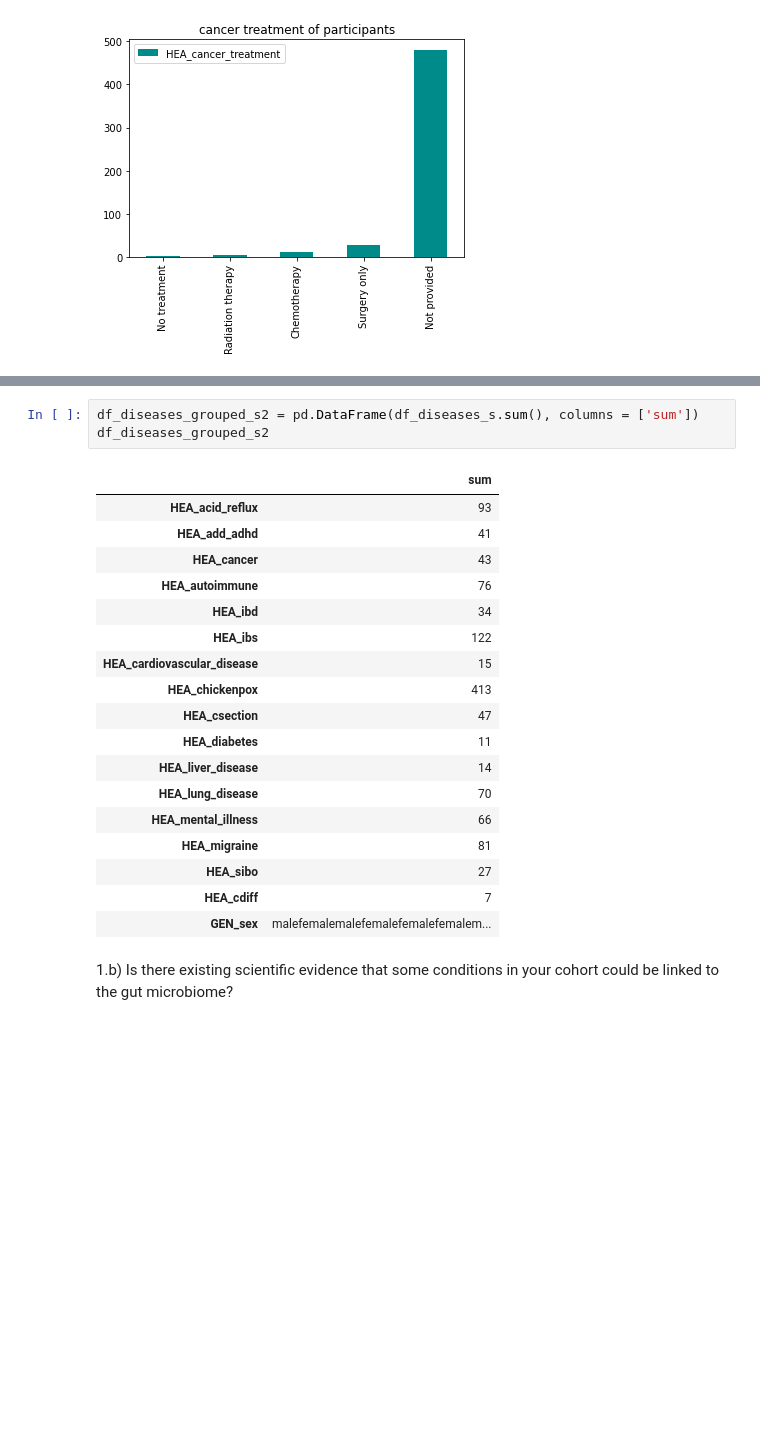
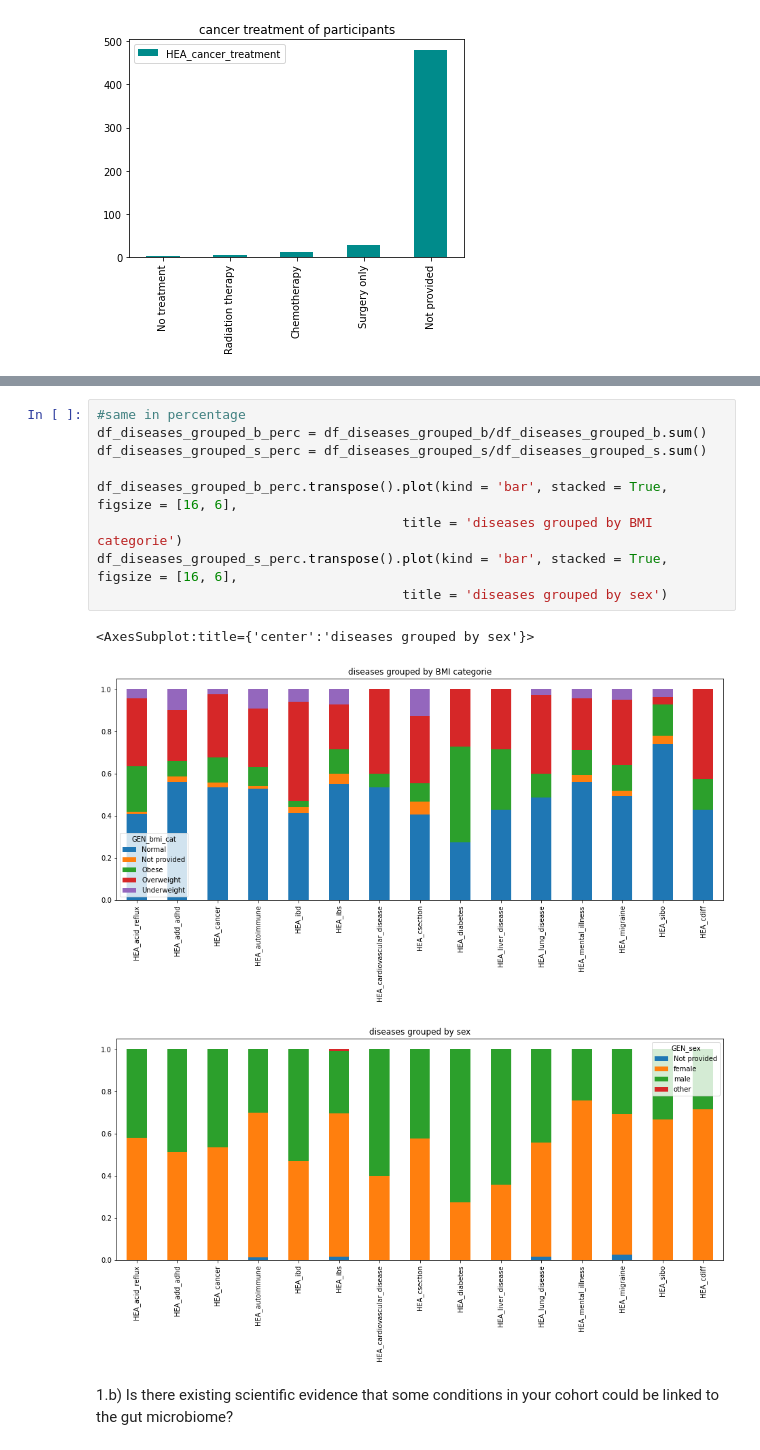
Before and after one commit to annawet/Poop-Power, a Jupyter notebook: ExploringMetadata.ipynb, the cells around one changed output, grey strips where cells are left out. Cells and saved outputs as stored; diff of their text form; blank space fills up the shorter version.

```diff
--- a/ExploringMetadata.ipynb
+++ b/ExploringMetadata.ipynb
@@ -169,25 +185,16 @@ df_diseases_grouped_s.plot(kind = 'bar', stacked = True, figsize = [16, 6])
 # %%
-df_diseases_grouped_s2 = pd.DataFrame(df_diseases_s.sum(), columns = ['sum'])
-df_diseases_grouped_s2
+#same in percentage
+df_diseases_grouped_b_perc = df_diseases_grouped_b/df_diseases_grouped_b.sum()
+df_diseases_grouped_s_perc = df_diseases_grouped_s/df_diseases_grouped_s.sum()
+
+df_diseases_grouped_b_perc.transpose().plot(kind = 'bar', stacked = True, figsize = [16, 6],
+                                       title = 'diseases grouped by BMI categorie')
+df_diseases_grouped_s_perc.transpose().plot(kind = 'bar', stacked = True, figsize = [16, 6],
+                                       title = 'diseases grouped by sex')
 # %% [output]
-|  | sum |
-| HEA_acid_reflux | 93 |
-| HEA_add_adhd | 41 |
-| HEA_cancer | 43 |
-| HEA_autoimmune | 76 |
-| HEA_ibd | 34 |
-| HEA_ibs | 122 |
-| HEA_cardiovascular_disease | 15 |
-| HEA_chickenpox | 413 |
-| HEA_csection | 47 |
-| HEA_diabetes | 11 |
-| HEA_liver_disease | 14 |
-| HEA_lung_disease | 70 |
-| HEA_mental_illness | 66 |
-| HEA_migraine | 81 |
-| HEA_sibo | 27 |
-| HEA_cdiff | 7 |
-| GEN_sex | malefemalemalefemalefemalefemalem... |
+<AxesSubplot:title={'center':'diseases grouped by sex'}>
+[figure, added]
+[figure, added]
 # %% [markdown]
 1.b) Is there existing scientific evidence that some conditions in your cohort could be linked to the gut
 microbiome?
```
Also changed, not shown: parts of 2 cells of this notebook.
